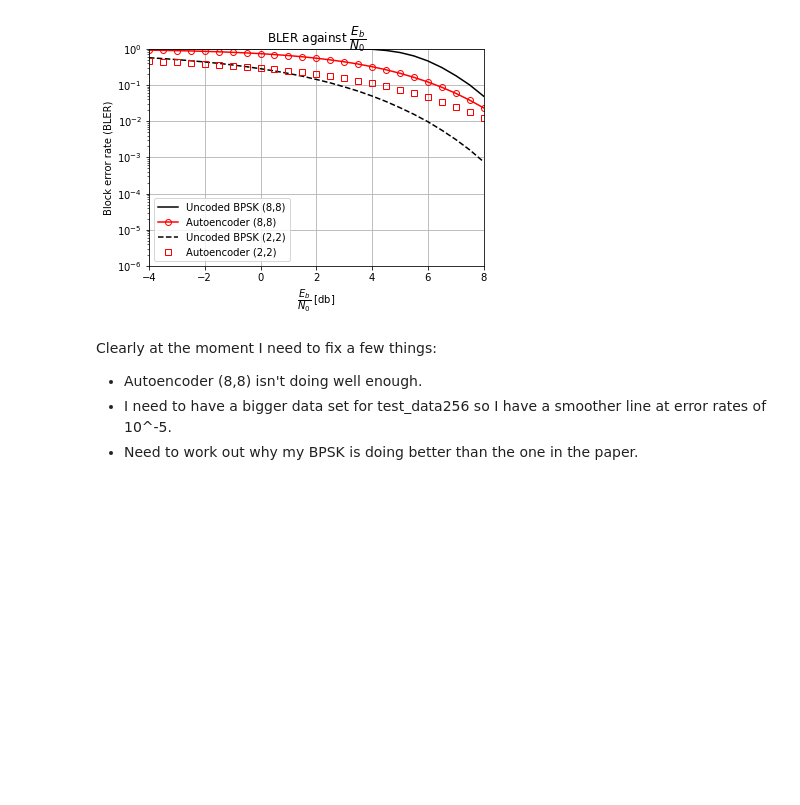
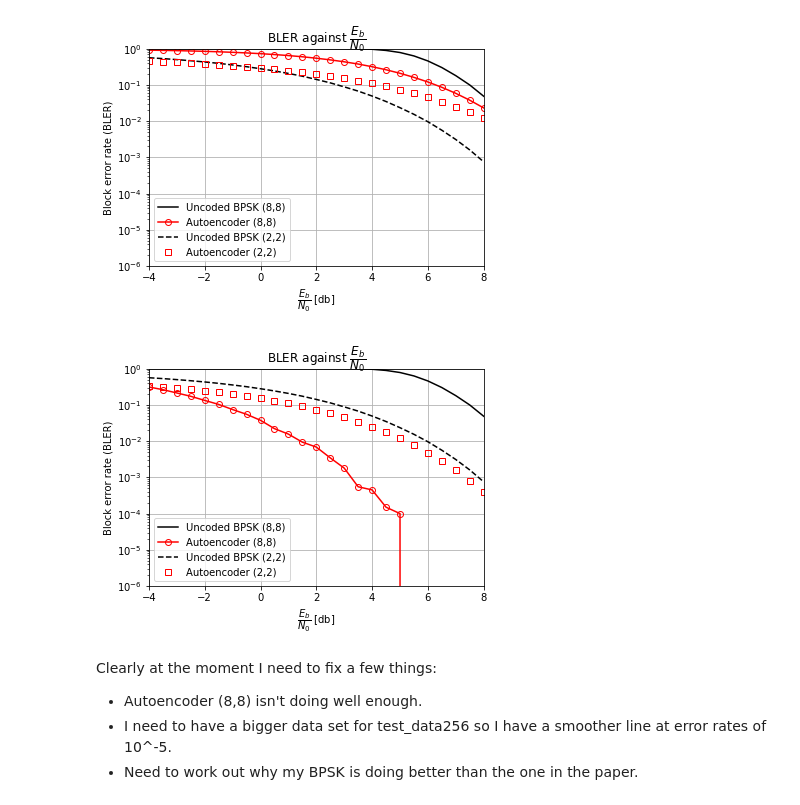
Before and after one commit to alistairwallace97/DNN_short_block_comms, a Jupyter notebook: initial_dnn_comms.ipynb, the cells around one changed output. Drawn from its saved outputs; the diff is of its cells as text; code cells hidden in the pictures; blank space fills up the shorter version.

```diff
--- a/initial_dnn_comms.ipynb
+++ b/initial_dnn_comms.ipynb
@@ -2360,6 +2371,26 @@ plt.show()
 # ax.savefig("./figures/bler_vs_eb_only_three.png")
 # %% [output]
 [figure]
+# %%
+fig, ax = plt.subplots()
+ax.semilogy(Eb_N0_dbs, bpsk_8_8_bler_Rr1, 'k-')
+ax.semilogy(Eb_N0_dbs, lr_autoencoder_8_8_bler_2l_3_3856e_6Rr1, \
+            'ro-', markerfacecolor='none')
+ax.semilogy(Eb_N0_dbs, bpsk_2_2_bler_Rr1, 'k--')
+ax.semilogy(Eb_N0_dbs, lr_autoencoder_2_2_bler_0_0047_Rr1_scaled, \
+            'rs', markerfacecolor='none')
+ax.set_title(r'BLER against $\dfrac{E_b}{N_0}$')
+ax.set_xlabel(r'$\dfrac{E_b}{N_0}$ [db]')
+ax.set_ylabel("Block error rate (BLER)")
+ax.grid(True)
+ax.set_aspect('equal', 'box')
+plt.legend(['Uncoded BPSK (8,8)', 'Autoencoder (8,8)',\
+            'Uncoded BPSK (2,2)', 'Autoencoder (2,2)'], loc="lower left")
+plt.axis([-4, 8, 1e-6, 1])
+plt.show()
+# ax.savefig("./figures/bler_vs_eb_only_three.png")
+# %% [output]
+[figure, added]
 # %% [markdown]
 Clearly at the moment I need to fix a few things:
 - Autoencoder (8,8) isn't doing well enough.
```
Also changed, not shown: parts of 17 cells of this notebook, 8 other files.
